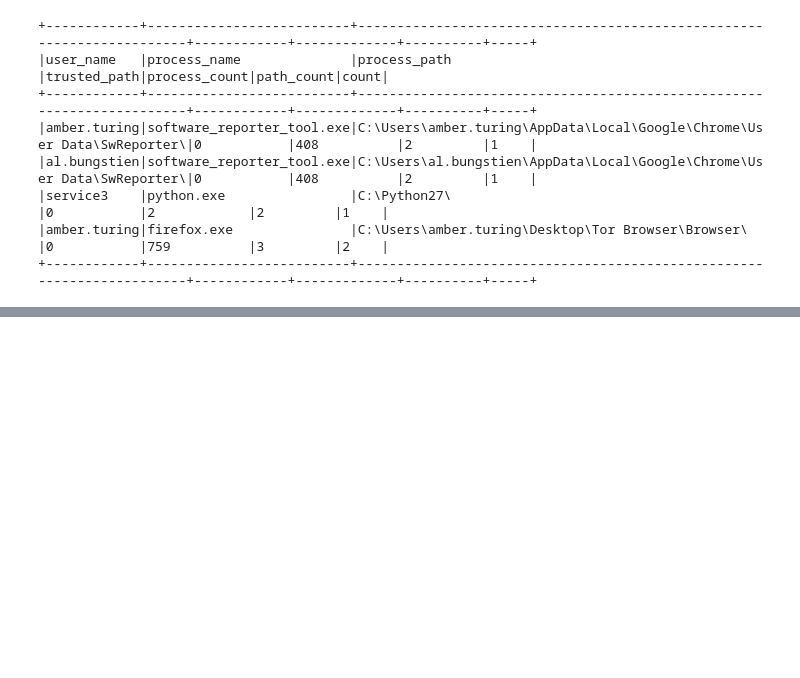
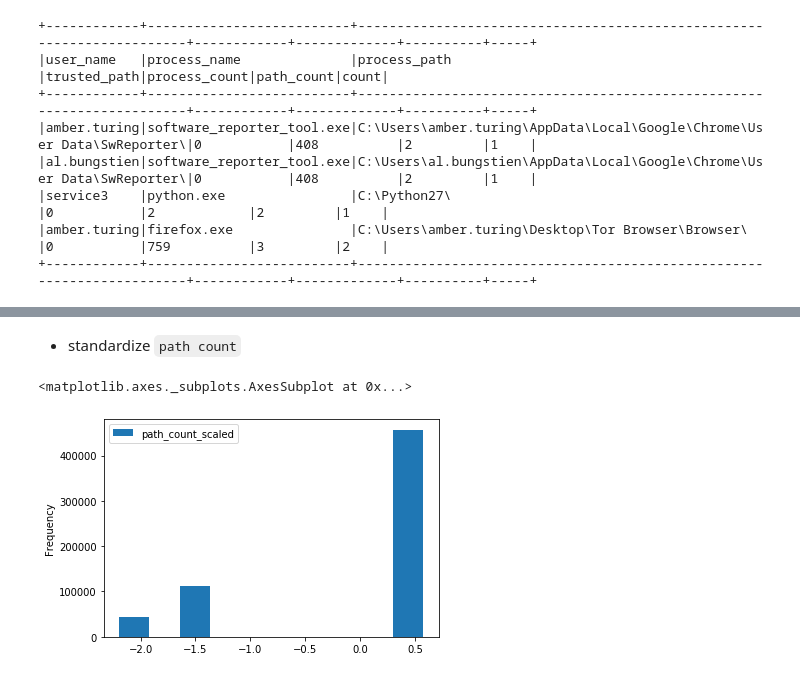
Before and after one commit to asoa/Windows-Process-Classifier, a Jupyter notebook: data_exploration.ipynb, the cells around one changed output, grey strips where cells are left out. Drawn from its saved outputs; the diff is of its cells as text; code cells hidden in the pictures; blank space fills up the shorter version.

```diff
--- a/data_exploration.ipynb
+++ b/data_exploration.ipynb
@@ -361,0 +354,10 @@ df_scaled.select('z_score').toPandas().plot.hist()
+# %% [markdown]
++ standardize `path count`
+# %%
+_mean, _stdev = get_mean_stdev('path_count')
+df_scaled = df_scaled.withColumn('path_count_scaled', z_score(F.lit(_mean), F.lit(_stdev), col('path_count')))
+# %%
+df_scaled.select('path_count_scaled').toPandas().plot.hist()
+# %% [output]
+<matplotlib.axes._subplots.AxesSubplot at 0x...>
+[figure, added]
```
Also changed, not shown: parts of 17 cells of this notebook.
